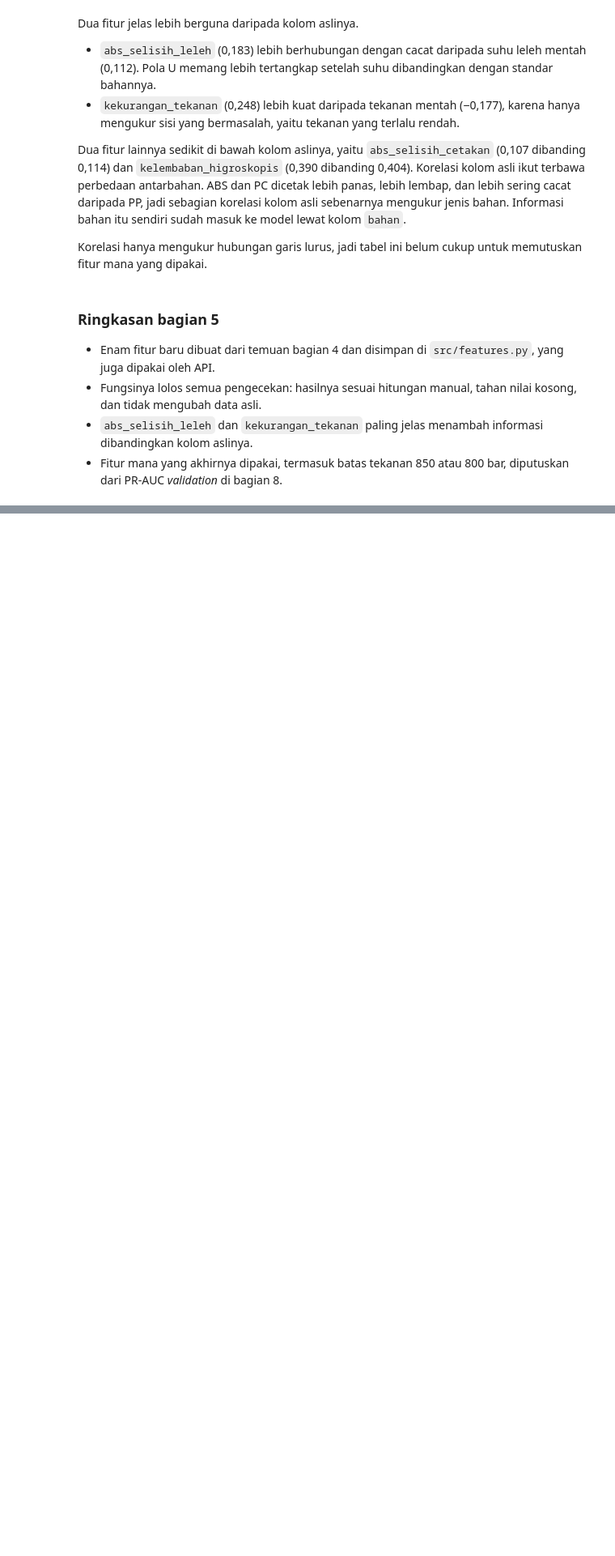
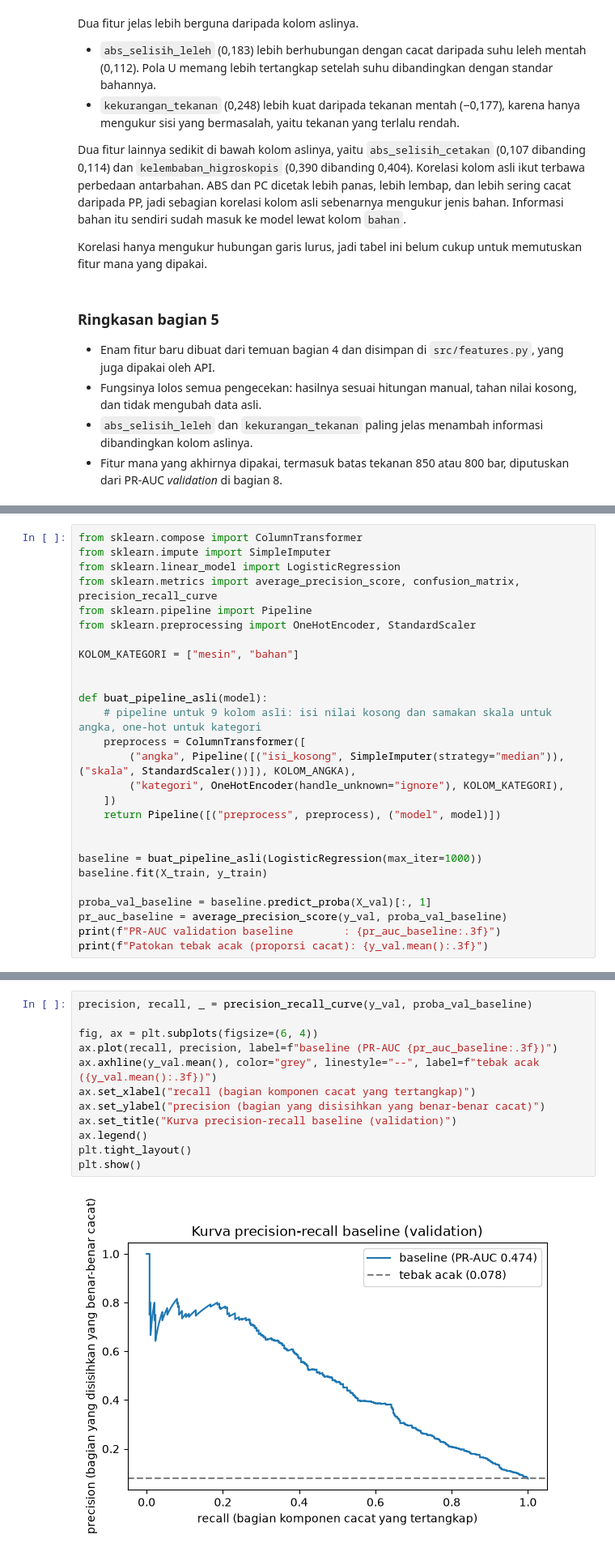
Before and after one commit to FarahAuliaKirana/qc-injection-molding, a Jupyter notebook: notebooks/qc_injection_molding.ipynb, the cells around one changed output, grey strips where cells are left out. Shown at 81% size. Drawn from its saved outputs; the diff is of its cells as text; blank space fills up the shorter version.

Commit message:
Notebook bagian 6-7: split 60/20/20 dan baseline regresi logistik

```diff
--- a/notebooks/qc_injection_molding.ipynb
+++ b/notebooks/qc_injection_molding.ipynb
@@ -1319,0 +1407,27 @@ Korelasi hanya mengukur hubungan garis lurus, jadi tabel ini belum cukup untuk m
+# %%
+from sklearn.compose import ColumnTransformer
+from sklearn.impute import SimpleImputer
+from sklearn.linear_model import LogisticRegression
+from sklearn.metrics import average_precision_score, confusion_matrix, precision_recall_curve
+from sklearn.pipeline import Pipeline
+from sklearn.preprocessing import OneHotEncoder, StandardScaler
+
+KOLOM_KATEGORI = ["mesin", "bahan"]
+
+
+def buat_pipeline_asli(model):
+    # pipeline untuk 9 kolom asli: isi nilai kosong dan samakan skala untuk angka, one-hot untuk kategori
+    preprocess = ColumnTransformer([
+        ("angka", Pipeline([("isi_kosong", SimpleImputer(strategy="median")), ("skala", StandardScaler())]), KOLOM_ANGKA),
+        ("kategori", OneHotEncoder(handle_unknown="ignore"), KOLOM_KATEGORI),
+    ])
+    return Pipeline([("preprocess", preprocess), ("model", model)])
+
+
+baseline = buat_pipeline_asli(LogisticRegression(max_iter=1000))
+baseline.fit(X_train, y_train)
+
+proba_val_baseline = baseline.predict_proba(X_val)[:, 1]
+pr_auc_baseline = average_precision_score(y_val, proba_val_baseline)
+print(f"PR-AUC validation baseline        : {pr_auc_baseline:.3f}")
+print(f"Patokan tebak acak (proporsi cacat): {y_val.mean():.3f}")
@@ -1319,0 +1445,14 @@ Korelasi hanya mengukur hubungan garis lurus, jadi tabel ini belum cukup untuk m
+# %%
+precision, recall, _ = precision_recall_curve(y_val, proba_val_baseline)
+
+fig, ax = plt.subplots(figsize=(6, 4))
+ax.plot(recall, precision, label=f"baseline (PR-AUC {pr_auc_baseline:.3f})")
+ax.axhline(y_val.mean(), color="grey", linestyle="--", label=f"tebak acak ({y_val.mean():.3f})")
+ax.set_xlabel("recall (bagian komponen cacat yang tertangkap)")
+ax.set_ylabel("precision (bagian yang disisihkan yang benar-benar cacat)")
+ax.set_title("Kurva precision-recall baseline (validation)")
+ax.legend()
+plt.tight_layout()
+plt.show()
+# %% [output]
+[figure, added]
```
Also changed, not shown: parts of 20 cells of this notebook, 3 other files.
